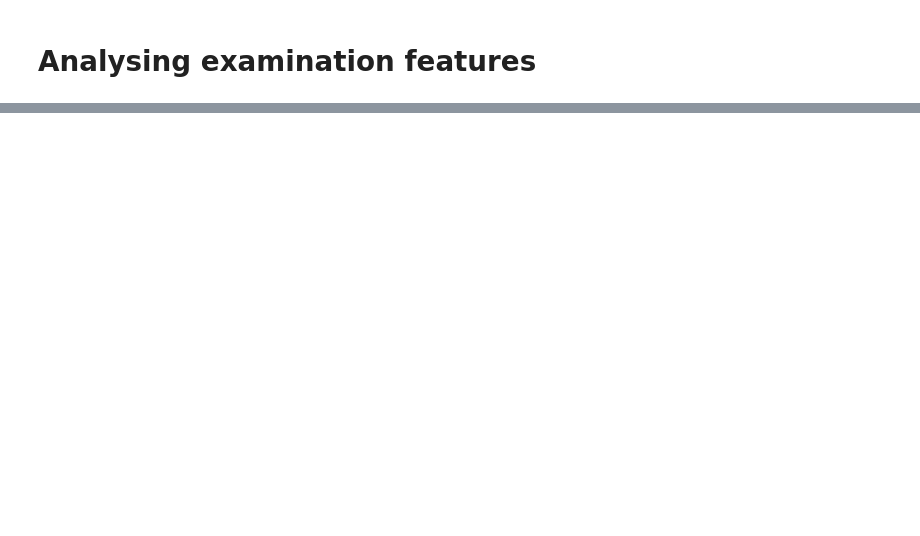
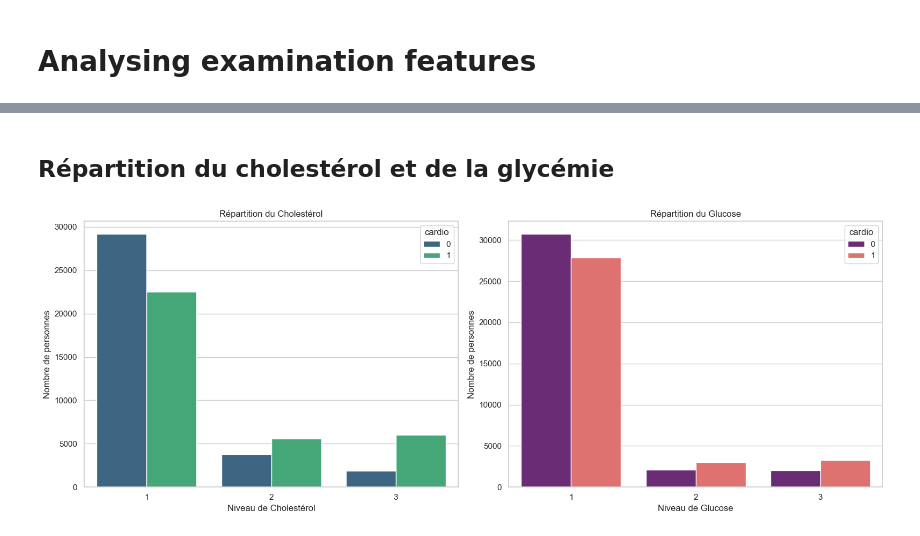
Before and after one commit to OussamaLay/maladie-cardiovasculaire, a Jupyter notebook: cardio.ipynb, the cells around one changed output, grey strips where cells are left out. Saved outputs shown, nothing was run; the diff lists cells and outputs as text; code cells hidden in the pictures; blank space fills up the shorter version.

```diff
--- a/cardio.ipynb
+++ b/cardio.ipynb
@@ -142,0 +203,28 @@ sns.displot(
+# %% [markdown]
+## Répartition du cholestérol et de la glycémie
+# %%
+# Paramètres de style
+sns.set_theme(style="whitegrid")
+
+# Diagramme à barres pour le cholestérol
+plt.figure(figsize=(16, 6))
+plt.subplot(1, 2, 1)
+sns.countplot(x='cholesterol', hue='cardio', data=cleaned_data, palette='viridis')
+plt.title('Répartition du Cholestérol')
+plt.xlabel('Niveau de Cholestérol')
+plt.ylabel('Nombre de personnes')
+
+# Diagramme à barres pour le glucose
+plt.subplot(1, 2, 2)
+sns.countplot(x='gluc', hue='cardio', data=cleaned_data, palette='magma')
+plt.title('Répartition du Glucose')
+plt.xlabel('Niveau de Glucose')
+plt.ylabel('Nombre de personnes')
+
+# Ajuste le layout
+plt.tight_layout()
+
+# Affiche la figure
+plt.show()
+# %% [output]
+[figure, added]
```
Also changed, not shown: parts of 42 cells of this notebook, 1 other file.
